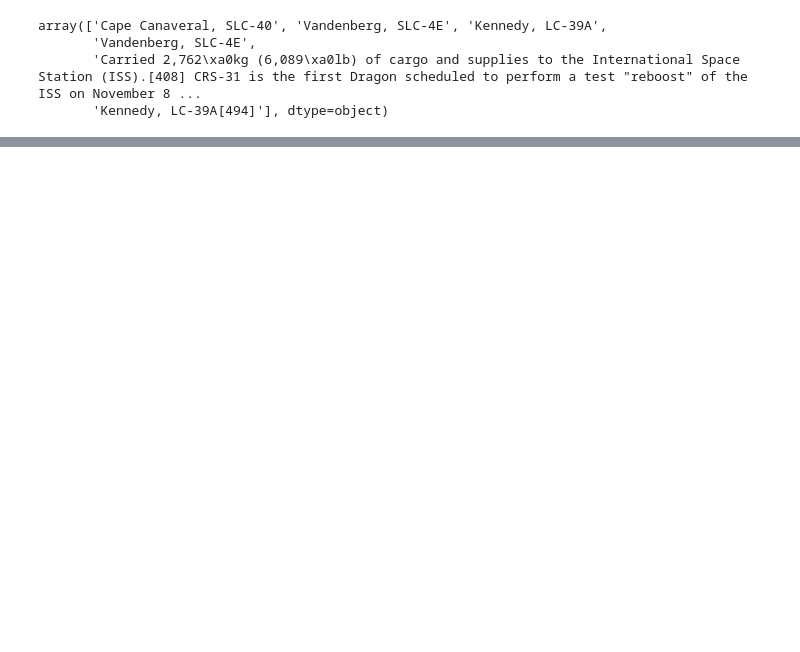
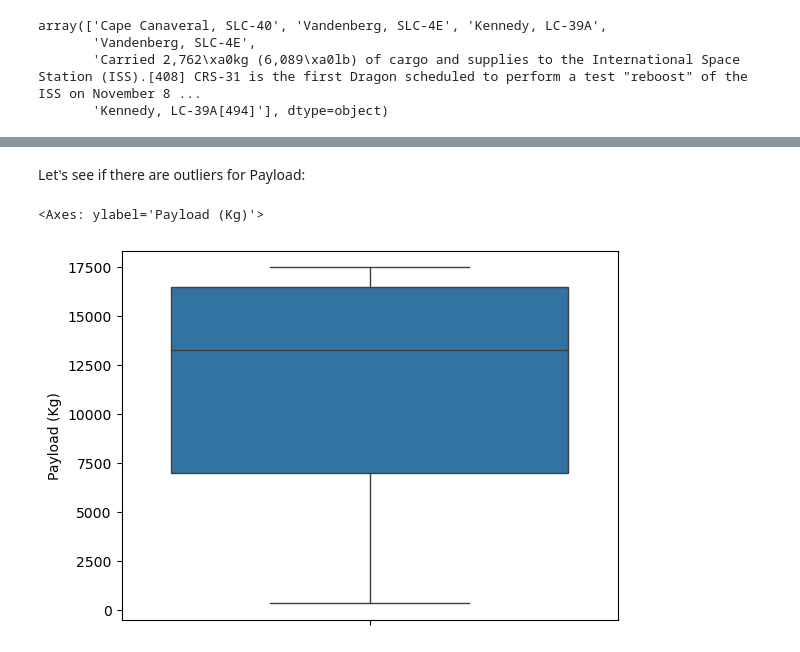
Before and after one commit to giorgos-iatridis/SpaceX-Project, a Jupyter notebook: SpaceX Project.ipynb, the cells around one changed output, grey strips where cells are left out. Drawn from its saved outputs; the diff is of its cells as text; code cells hidden in the pictures; blank space fills up the shorter version.

```diff
--- a/SpaceX Project.ipynb
+++ b/SpaceX Project.ipynb
@@ -471,0 +745,7 @@ df_spacex[df_spacex['Landing Type'] == 'Ocean']
+# %% [markdown]
+Let's see if there are outliers for Payload:
+# %%
+sns.boxplot(df_spacex, y='Payload (Kg)')
+# %% [output]
+<Axes: ylabel='Payload (Kg)'>
+[figure, added]
```
Also changed, not shown: parts of 147 cells of this notebook.
